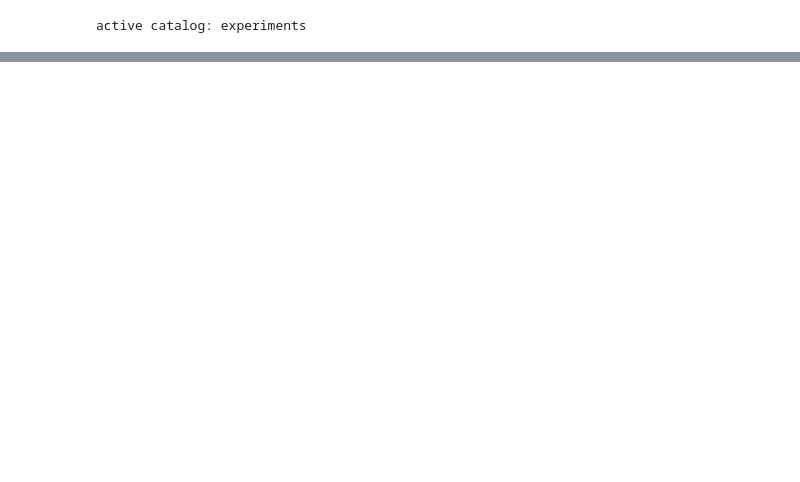
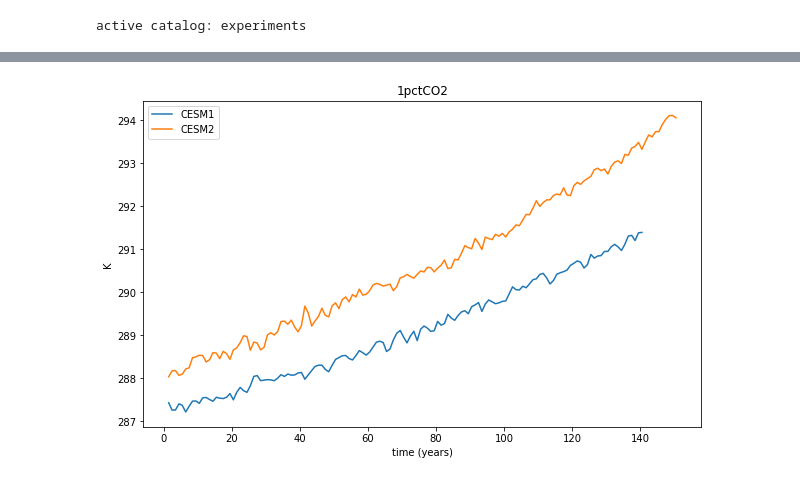
Before and after one commit to klindsay28/CESM2_coup_carb_cycle_JAMES, a Jupyter notebook: 1pctCO2.ipynb, the cells around one changed output, grey strips where cells are left out. Cells and saved outputs as stored; diff of their text form; code cells hidden in the pictures; blank space fills up the shorter version.

Commit message:
move plotting functions from tseries_mod to utils_plot
update notebooks

utilize tseries_get_vars freq argument in
    1pctCO2, OCN_1pctCO2, SFCO2_ts_analysis notebooks

```diff
--- a/1pctCO2.ipynb
+++ b/1pctCO2.ipynb
@@ -130,0 +15,4 @@ tseries_mod.tseries_plot_1var(varname, [ds_1pctCO2_rad_cmip5_ann, ds_1pctCO2_rad
+# %%
+experiment = '1pctCO2-cmip5'
+ds_1pctCO2_cmip5_ann = tseries_mod.tseries_get_vars(varnames, 'atm', experiment, stream='cam2.h0', freq='ann')
+# print(ds_1pctCO2_cmip5_ann)
@@ -130,0 +27,4 @@ tseries_mod.tseries_plot_1var(varname, [ds_1pctCO2_rad_cmip5_ann, ds_1pctCO2_rad
+# %%
+experiment = '1pctCO2'
+ds_1pctCO2_ann = tseries_mod.tseries_get_vars(varnames, 'atm', experiment, freq='ann')
+# print(ds_1pctCO2_ann)
@@ -130,0 +51,5 @@ tseries_mod.tseries_plot_1var(varname, [ds_1pctCO2_rad_cmip5_ann, ds_1pctCO2_rad
+# %%
+plot_1var('TS', [ds_1pctCO2_cmip5_ann, ds_1pctCO2_ann],
+          ['CESM1', 'CESM2'], '1pctCO2', region_val='Global')
+# %% [output]
+[figure, added]
```
Also changed, not shown: parts of 36 cells of this notebook, 18 other files.
